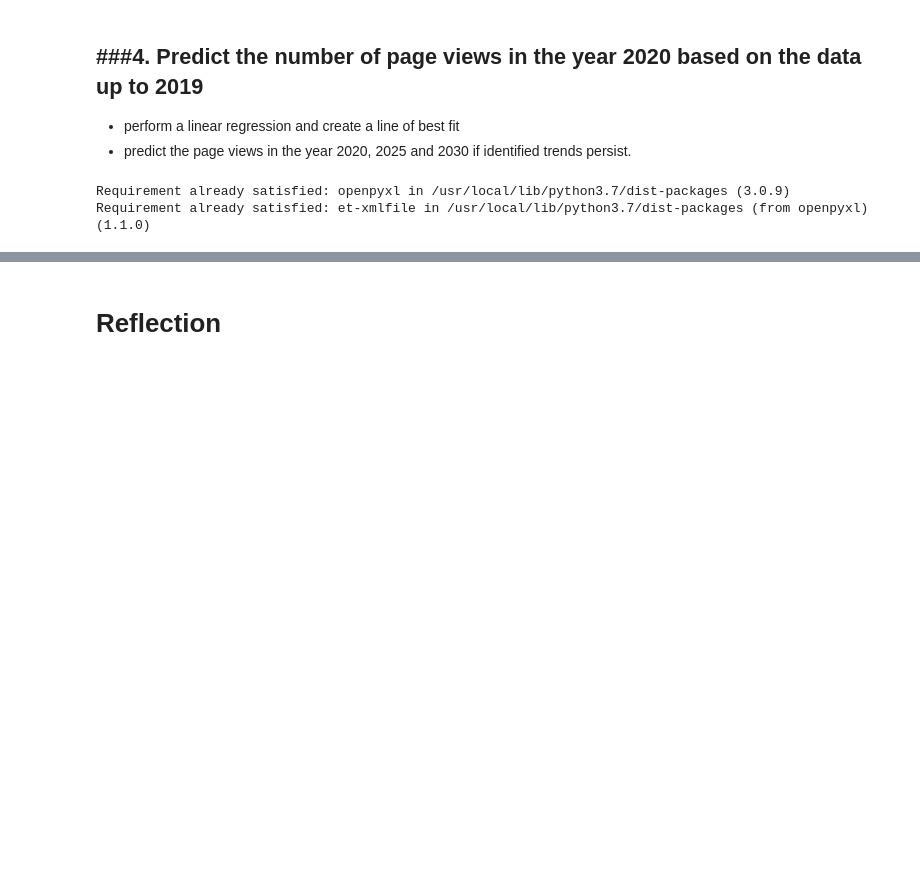
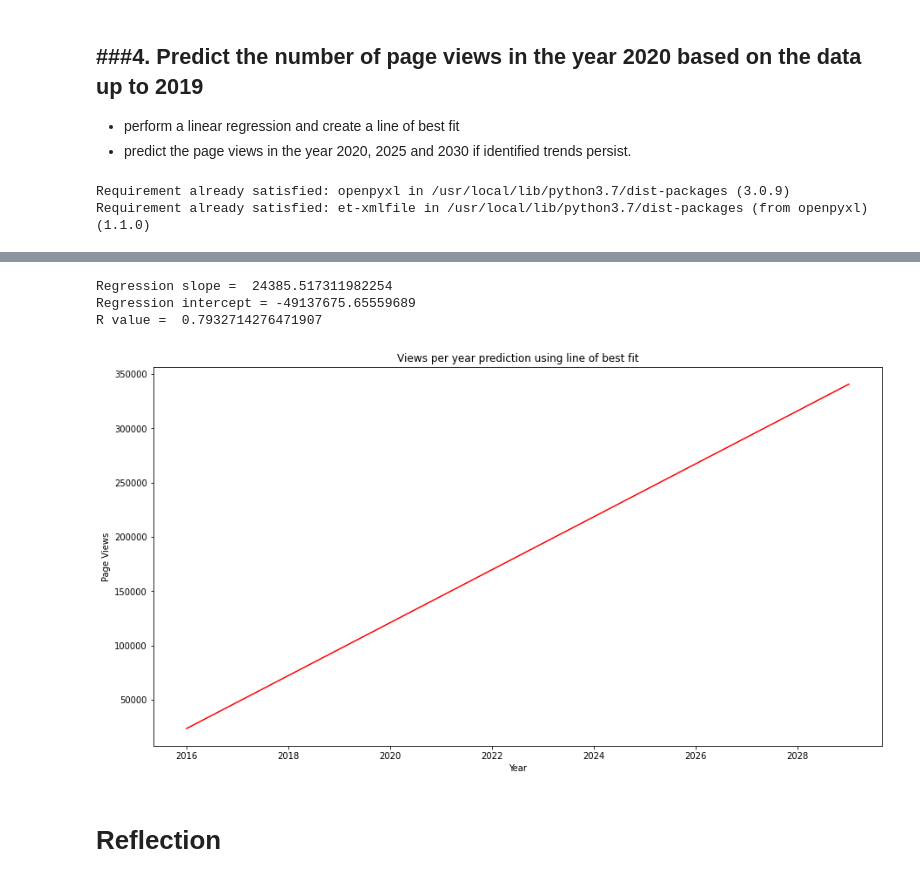
Before and after one commit to EllenSakkla/-PythonFundamentals, a Jupyter notebook: projects/Page_Views_Project.ipynb, the cells around one changed output, grey strips where cells are left out. Cells and saved outputs as stored; diff of their text form; code cells hidden in the pictures; blank space fills up the shorter version.

```diff
--- a/projects/Page_Views_Project.ipynb
+++ b/projects/Page_Views_Project.ipynb
@@ -294,3 +259,30 @@ def page_views(year, slope, intercept):
+# %%
+def get_lineregress(df):
+  x = df["year"]
+  y = df["value"]
+  regression = linregress(x,y)
+
+  print("Regression slope = ", regression.slope)
+  print("Regression intercept =", regression.intercept)
+  print("R value = ", regression[2])
+
+  #set figure size before plotting
+  plt.figure(figsize=(15, 8))
+
+  #setting the years range from 2015 to a future year of 2035 and plot using regression output
+  guesstimate = np.arange(2016,2030)
+  plt.plot(guesstimate, regression.intercept + regression.slope*guesstimate, 'r', label='fitted line')
+  plt.title("Views per year prediction using line of best fit")
+  plt.xlabel("Year")
+  plt.ylabel("Page Views")
+  return regression
+
+regression = get_lineregress(df_filtered)
+# %% [output]
+Regression slope =  24385.517311982254
+Regression intercept = -49137675.65559689
+R value =  0.7932714276471907
+[figure, added]
 # %% [markdown]
 # Reflection
 # %% [markdown]
```
Also changed, not shown: parts of 6 cells of this notebook.
